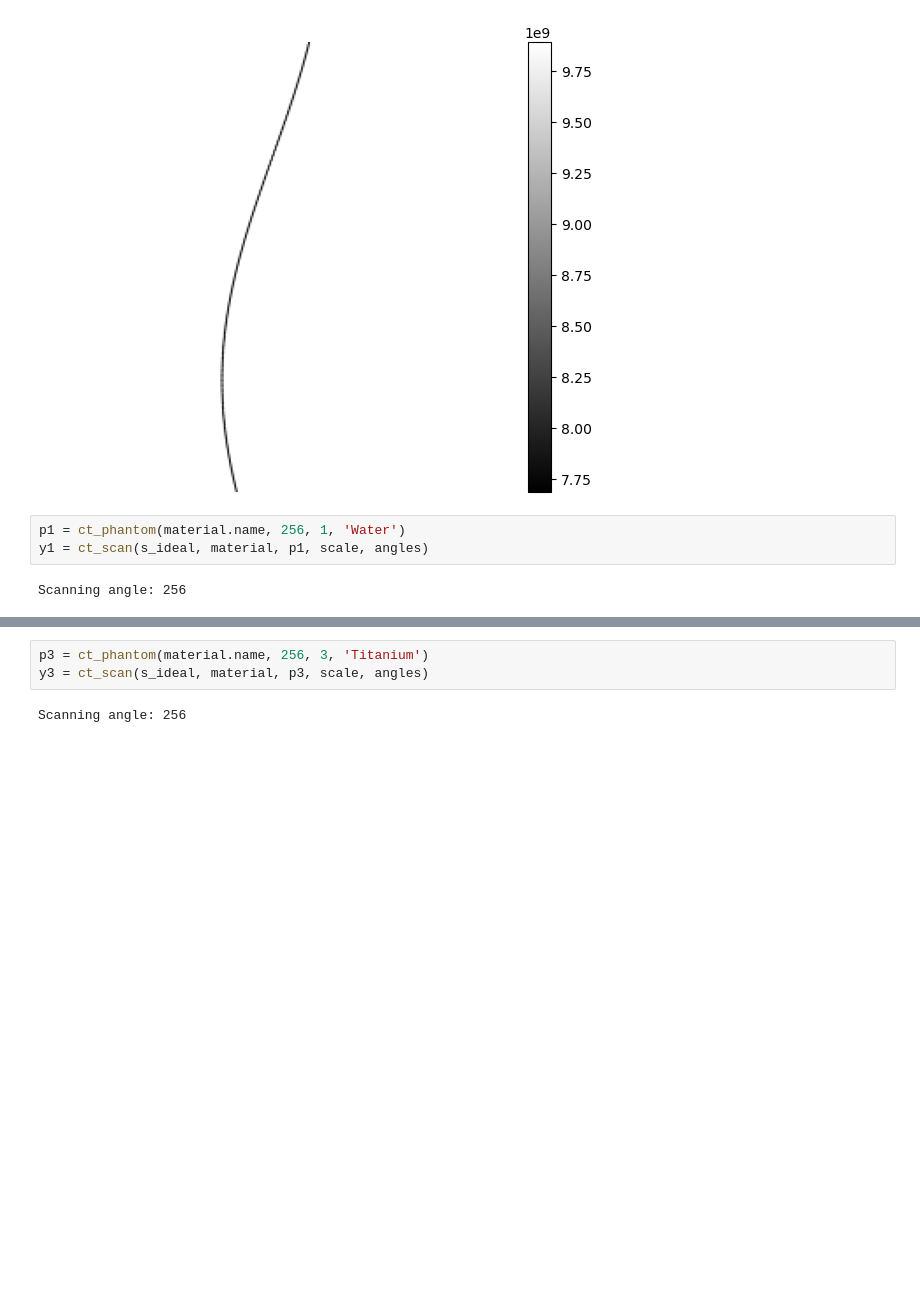
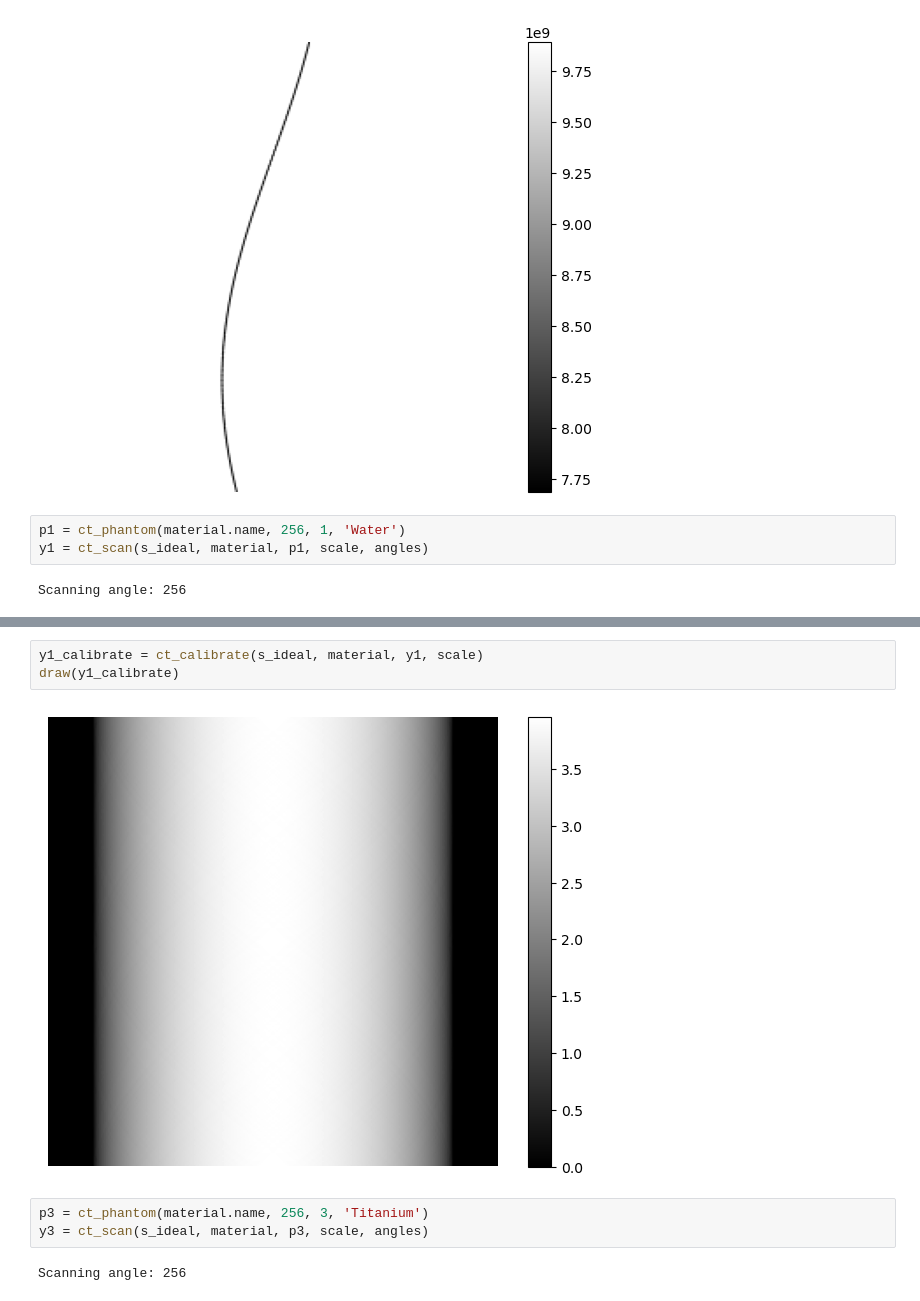
Before and after one commit to SunnyRT/GG2_CT_reconstruction, a Jupyter notebook: exp_rt.ipynb, the cells around one changed output, grey strips where cells are left out. Drawn from its saved outputs; the diff is of its cells as text; blank space fills up the shorter version.

```diff
--- a/exp_rt.ipynb
+++ b/exp_rt.ipynb
@@ -182,3 +183,8 @@ draw(y1)
+# %%
+y1_calibrate = ct_calibrate(s_ideal, material, y1, scale)
+draw(y1_calibrate)
+# %% [output]
+[figure, added]
 # %%
 p3 = ct_phantom(material.name, 256, 3, 'Titanium')
 y3 = ct_scan(s_ideal, material, p3, scale, angles)
```
Also changed, not shown: parts of 15 cells of this notebook.
